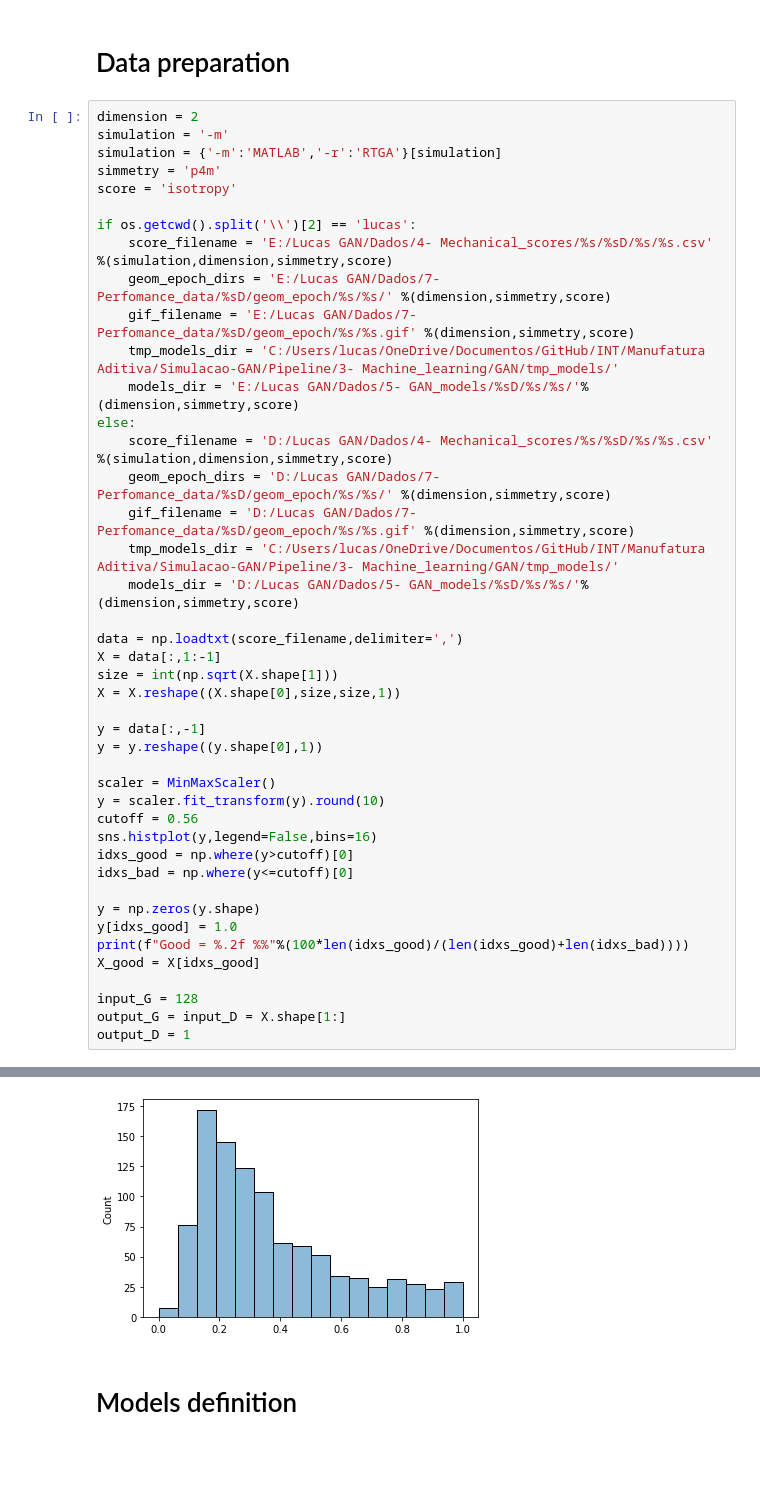
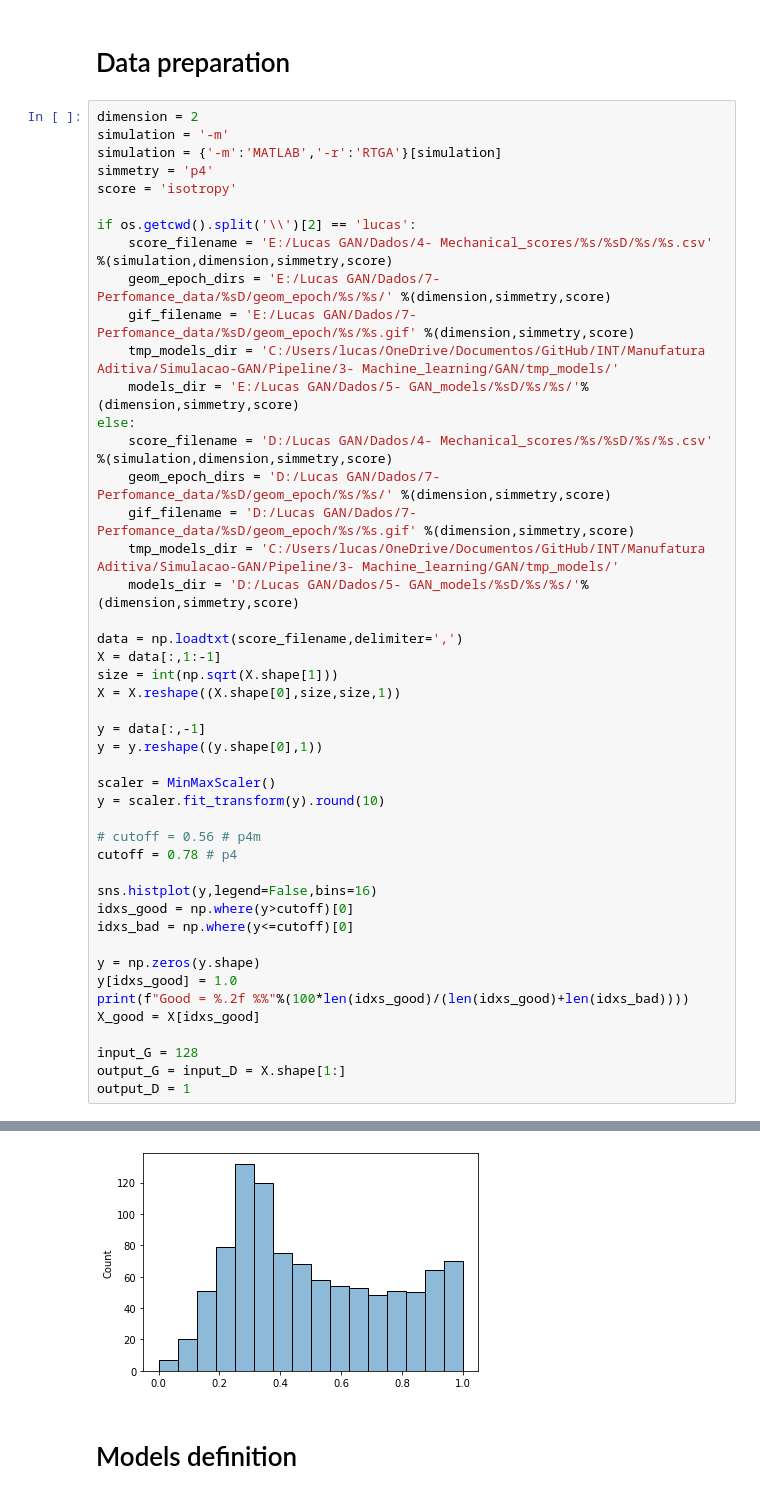
Before and after one commit to lucascbarbosa/INT, a Jupyter notebook: Manufatura Aditiva/Simulacao-GAN/Pipeline/3- Machine_learning/GAN/GAN.ipynb, the cells around one changed output, grey strips where cells are left out. Cells and saved outputs as stored; diff of their text form; blank space fills up the shorter version.

```diff
--- a/Manufatura Aditiva/Simulacao-GAN/Pipeline/3- Machine_learning/GAN/GAN.ipynb
+++ b/Manufatura Aditiva/Simulacao-GAN/Pipeline/3- Machine_learning/GAN/GAN.ipynb
@@ -38,7 +42,7 @@ GPUs available: 1
 dimension = 2
 simulation = '-m'
 simulation = {'-m':'MATLAB','-r':'RTGA'}[simulation]
-simmetry = 'p4m'
+simmetry = 'p4'
 score = 'isotropy'
 
 if os.getcwd().split('\\')[2] == 'lucas':
@@ -64,7 +68,10 @@ y = y.reshape((y.shape[0],1))
 
 scaler = MinMaxScaler()
 y = scaler.fit_transform(y).round(10)
-cutoff = 0.56
+
+# cutoff = 0.56 # p4m
+cutoff = 0.78 # p4
+
 sns.histplot(y,legend=False,bins=16)
 idxs_good = np.where(y>cutoff)[0]
 idxs_bad = np.where(y<=cutoff)[0]
@@ -82,4 +89,4 @@ Good = 20.10 %
-[figure, old version]
+[figure, new version]
 # %% [markdown]
 # Models definition
 # %% [markdown]
```
Also changed, not shown: parts of 9 cells of this notebook, 40 other files.
